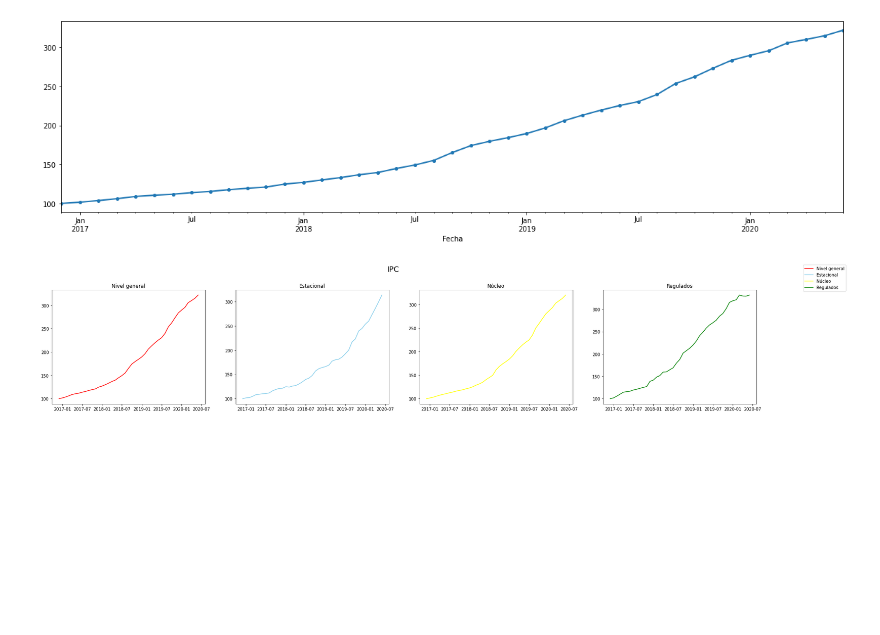
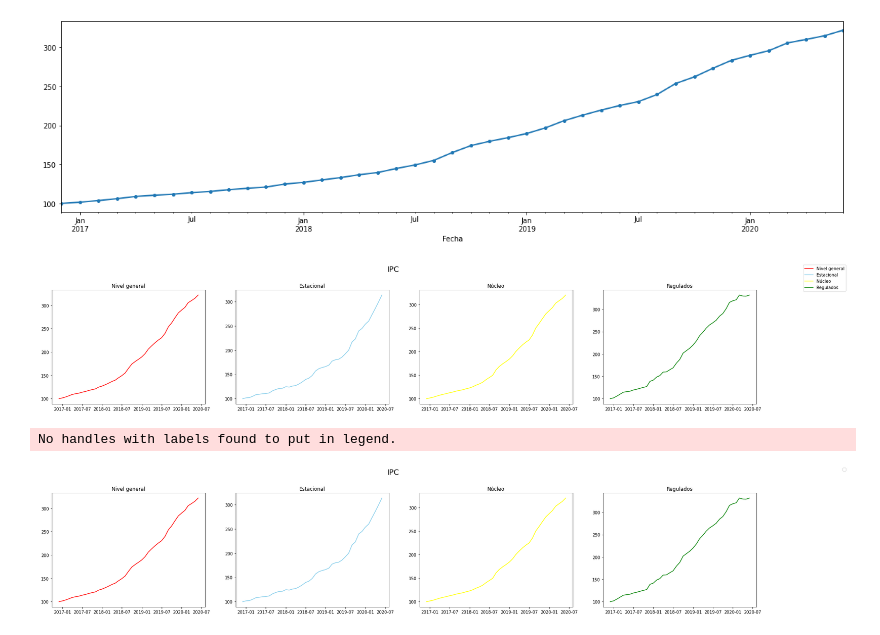
Before and after one commit to matiascabrejos/IA-Humai, a Jupyter notebook: exercise_class4.ipynb, the cells around one changed output. Cells and saved outputs as stored; diff of their text form; code cells hidden in the pictures; blank space fills up the shorter version.

```diff
--- a/exercise_class4.ipynb
+++ b/exercise_class4.ipynb
@@ -151,3 +151,24 @@ fig.legend()
 fig.show()
 # %% [output]
 [figure]
+# %%
+fig, ax = plt.subplots(figsize = (30,5), ncols=4, nrows=1)
+
+fig.suptitle('IPC', fontsize=18, y = 1.04)
+
+ax[0].set_title('Nivel general')
+ax[1].set_title('Estacional')
+ax[2].set_title('Núcleo')
+ax[3].set_title('Regulados')
+
+ax[0].plot(ipc_df2[ipc_df2.Apertura == 'Nivel general'].Indice, color='red')
+ax[1].plot(ipc_df2[ipc_df2.Apertura == 'Estacional'].Indice, color='skyblue')
+ax[2].plot(ipc_df2[ipc_df2.Apertura == 'Núcleo'].Indice, color='yellow')
+ax[3].plot(ipc_df2[ipc_df2.Apertura == 'Regulados'].Indice, color='green')
+
+
+fig.legend()
+fig.show()
+# %% [output]
+No handles with labels found to put in legend.
+[figure, added]
```
